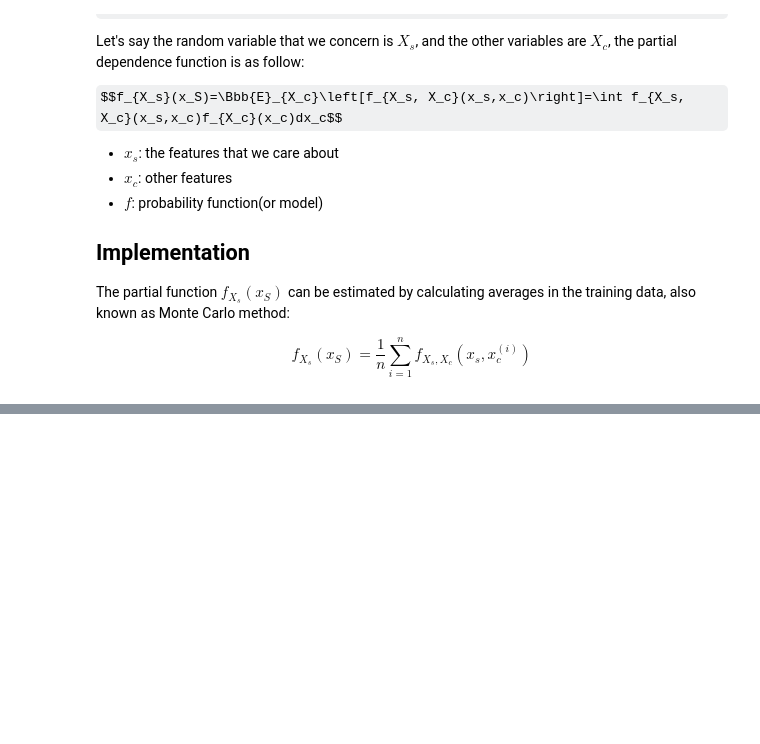
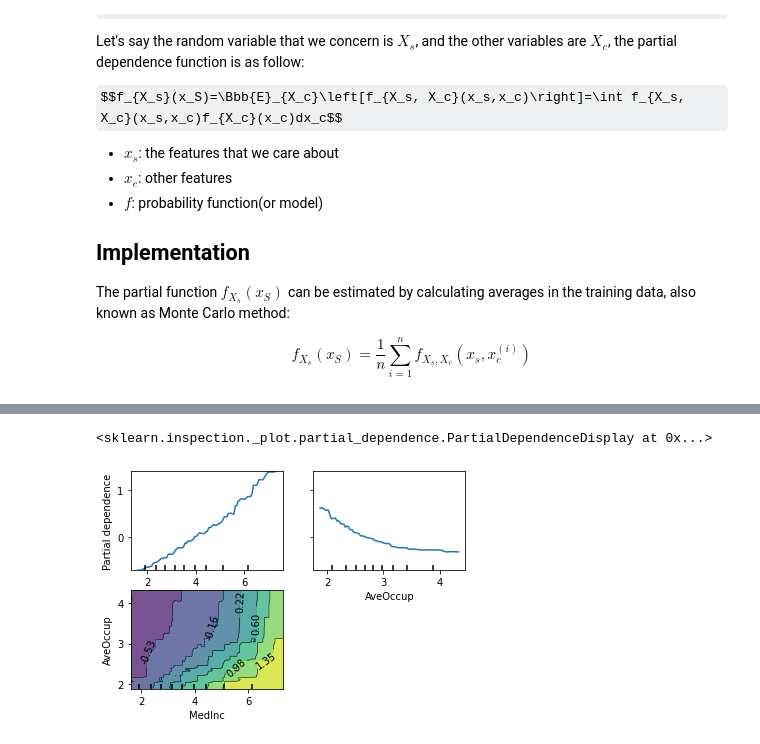
Before and after one commit to simonjisu/XAI2022Spring, a Jupyter notebook: notebooks/00_PartialDependencePlot.ipynb, the cells around one changed output, grey strips where cells are left out. Cells and saved outputs as stored; diff of their text form; code cells hidden in the pictures; some formulas as TeX source; blank space fills up the shorter version.

```diff
--- a/notebooks/00_PartialDependencePlot.ipynb
+++ b/notebooks/00_PartialDependencePlot.ipynb
@@ -72,0 +72,35 @@ PartialDependenceDisplay.from_estimator(clf, X, features)
+# %%
+seed = 7
+X_train, X_test, y_train, y_test = train_test_split(df.iloc[:, :-1], df.iloc[:, -1], test_size=0.1, random_state=seed)
+params = {
+    'loss': 'squared_error',
+    'learning_rate': 0.1,
+    'n_estimators': 100,
+    'random_state': seed,
+    'max_depth': 5,
+    'subsample': 1.0
+}
+
+model = GradientBoostingRegressor(**params)
+model.fit(X_train, y_train)
+
+# plot learning graph
+test_score  = np.zeros((params["n_estimators"],), dtype=np.float64)
+
+for i, y_pred in enumerate(model.staged_predict(X_test)):
+    # model.loss_ assumes that y_test[i] in {0, 1}
+    test_score[i] = model.loss_(y_test, y_pred)
+
+# fig, ax = plt.subplots(1, 1, figsize=(12, 6))
+df_results = pd.DataFrame(
+    np.stack([model.train_score_, test_score]).T, columns=['Train', 'Test']
+)
+p_result = df_results.hvplot.line(
+    xlabel='Boosting Iteration', ylabel='Deviance', group_label='Deviance', title='Deviance by boosting iteration',
+    width=500, height=300, legend='top_right'
+)
+
+y_pred = model.predict(X_test)
+print(f'The mean squared error (MSE) on test set is {mean_squared_error(y_true=y_test, y_pred=y_pred):.4f}')
+print(f'The R2 Score on test set is {r2_score(y_true=y_test, y_pred=y_pred):.4f}')
+p_result
@@ -72,0 +151,6 @@ PartialDependenceDisplay.from_estimator(clf, X, features)
+# %%
+features = [0, 5, (0, 5)]
+PartialDependenceDisplay.from_estimator(model, df, features=features, n_cols=2)
+# %% [output]
+<sklearn.inspection._plot.partial_dependence.PartialDependenceDisplay at 0x...>
+[figure, added]
```
Also changed, not shown: parts of 18 cells of this notebook, 1 other file.
